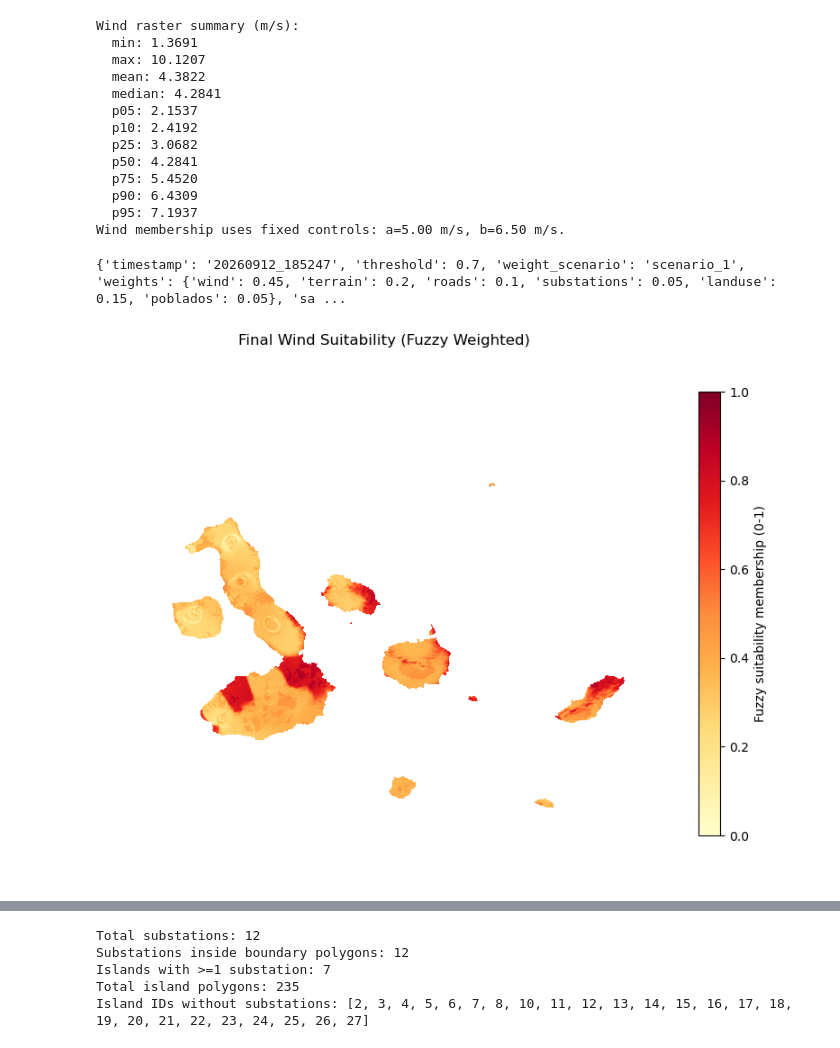
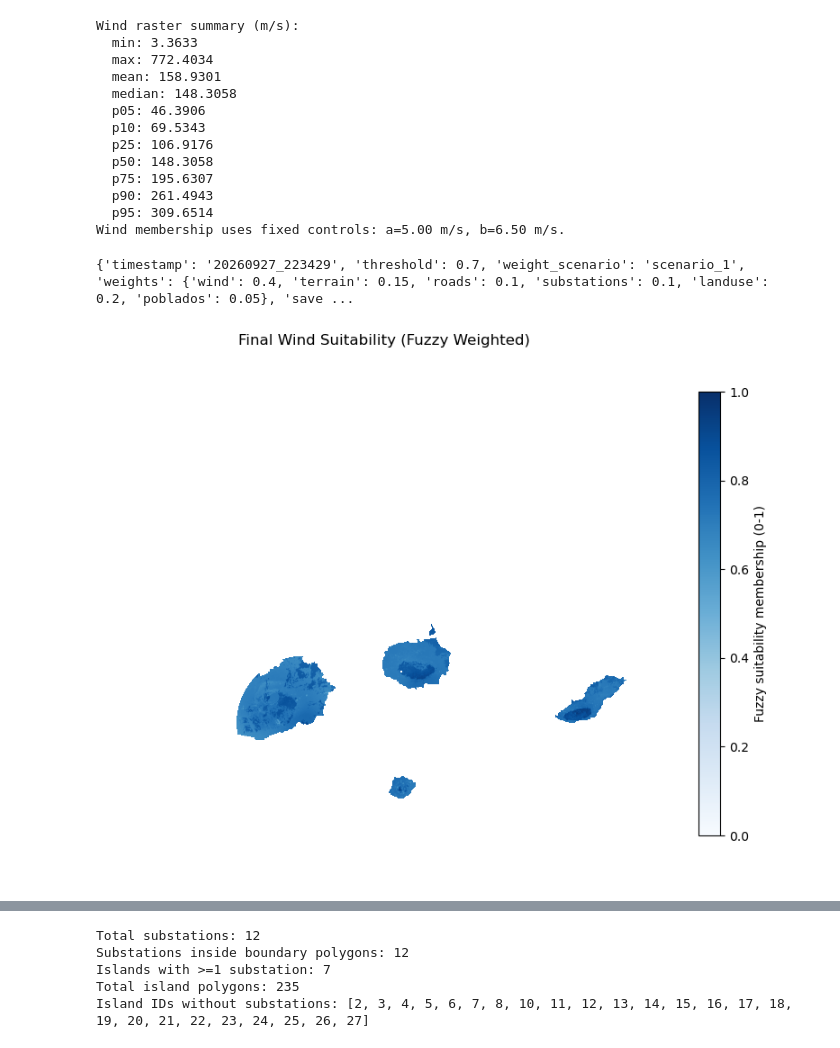
Before and after one commit to eemahon/idoneidad_hygalapagos, a Jupyter notebook: analisis/eolico_SA_fuzzy.ipynb, the cells around one changed output, grey strips where cells are left out. Drawn from its saved outputs; the diff is of its cells as text; code cells hidden in the pictures.

```diff
--- a/analisis/eolico_SA_fuzzy.ipynb
+++ b/analisis/eolico_SA_fuzzy.ipynb
@@ -4,7 +4,7 @@
 
 INPUTS = {
     "galapagos_boundary": "C:/Galapagos_IERSE/01_Organizacion_Territorial/Parroquias_Galapagos_CONALI_2018.shp",      # Polygon boundary (shp/gpkg/geojson)
-    "wind_speed_raster": "C:/HyGalapagos/inputs/wind-speed_100m_galapagos_clipped.tif",  # Wind speed raster
+    "wind_speed_raster": "C:/HyGalapagos/inputs/wind_power-density_100m.tif",  # Wind speed raster
     "dem": "C:/Galapagos_IERSE/dem_30m.tif",       # DEM raster used to derive terrain suitability
     "roads": "C:/Galapagos_IERSE/01_Vialidad/Red_vial_Galapagos_OSM_2023.shp",                   # Roads vector
     "substations": "C:/Galapagos_IERSE/subestaciones.shp",             # Substations vector
@@ -30,15 +30,15 @@ PARAMS = {
         "function": "sigmoidal",
         "direction": "decreasing",
         "control_points": {
-            "c": 3.0,                    # Very high suitability below this
-            "d": 30.0,                   # Very low suitability above this
+            "c": 0.0,                    # Very high suitability below this
+            "d": 20.0,                   # Very low suitability above this
         },
     },
     "roads": {
         "function": "sigmoidal",
         "direction": "decreasing",
         "control_points": {
-            "c": 3000.0,                 # m
+            "c": 0,                 # m
             "d": 30000.0,                # m
         },
     },
@@ -46,7 +46,7 @@ PARAMS = {
         "function": "sigmoidal",
         "direction": "decreasing",
         "control_points": {
-            "c": 1000.0,                 # m
+            "c": 0,                 # m
             "d": 15000.0,                # m
         },
     },
@@ -54,9 +54,14 @@ PARAMS = {
         "function": "sigmoidal",
         "direction": "increasing",
         "control_points": {
-            "a": 1000.0,                 # m
+            "a": 0,                 # m
             "b": 10000.0,                # m
         },
+    },
+    # Hard exclusions applied on top of the fuzzy weighted suitability.
+    "exclusion": {
+        "substations_max_distance": 40000.0,  # meters: exclude areas farther than this from a substation
+        "land_cover_exclude_value": 0.0,       # land-cover remap value marking an excluded class
     },
 }
 
@@ -65,11 +70,11 @@ ACTIVE_WEIGHT_SCENARIO = "scenario_1"
 
 WEIGHT_SCENARIOS = {
     "scenario_1": {
-        "wind": 0.45,
-        "terrain": 0.20,
+        "wind": 0.40,
+        "terrain": 0.15,
         "roads": 0.10,
-        "substations": 0.05,
-        "landuse": 0.15,
+        "substations": 0.10,
+        "landuse": 0.20,
         "poblados": 0.05,
     },
     "scenario_2": {
@@ -115,6 +120,7 @@ ALL_OUTPUTS = {
     "poblados_distance": f"{OUTPUT_DIR}/poblados_distance.tif",
     "poblados_reclass": f"{OUTPUT_DIR}/poblados_reclass.tif",
     "land_cover_reclass": f"{OUTPUT_DIR}/land_cover_reclass.tif",
+    "exclusion_mask": f"{OUTPUT_DIR}/exclusion_mask.tif",
     "weighted_suitability": f"{OUTPUT_DIR}/weighted_suitability.tif",
     "candidate_raster": f"{OUTPUT_DIR}/candidate_raster.tif",
     "candidate_polygons": f"{OUTPUT_DIR}/candidate_polygons.gpkg",
@@ -524,17 +530,17 @@ wind_controls = PARAMS["wind"]["control_points"]
 print(f"Wind membership uses fixed controls: a={wind_controls['a']:.2f} m/s, b={wind_controls['b']:.2f} m/s.")
 # %% [output]
 Wind raster summary (m/s):
-  min: 1.3691
-  max: 10.1207
-  mean: 4.3822
-  median: 4.2841
-  p05: 2.1537
-  p10: 2.4192
-  p25: 3.0682
-  p50: 4.2841
-  p75: 5.4520
-  p90: 6.4309
-  p95: 7.1937
+  min: 3.3633
+  max: 772.4034
+  mean: 158.9301
+  median: 148.3058
+  p05: 46.3906
+  p10: 69.5343
+  p25: 106.9176
+  p50: 148.3058
+  p75: 195.6307
+  p90: 261.4943
+  p95: 309.6514
 Wind membership uses fixed controls: a=5.00 m/s, b=6.50 m/s.
 # %%
 def _save_raster(path, array, template_profile, nodata_value=-9999.0):
@@ -657,6 +663,17 @@ def run_wind_suitability(inputs, params, weights, outputs):
         wind_reclass, terrain_reclass, roads_reclass, substations_reclass,
         land_cover_reclass, poblados_reclass, weights,
     )
+
+    exclusion_controls = params["exclusion"]
+    substations_max_distance = float(exclusion_controls["substations_max_distance"])
+    land_cover_exclude_value = float(exclusion_controls["land_cover_exclude_value"])
+    excluded = (~np.isfinite(sub_dist) | (sub_dist > substations_max_distance)) | (
+        land_cover_reclass == land_cover_exclude_value
+    )
+    exclusion_mask = np.where(excluded, 1.0, 0.0).astype("float32")
+    exclusion_mask[~np.isfinite(dem_clipped)] = np.nan
+    suitability = np.where(excluded, np.nan, suitability).astype("float32")
+
     threshold = float(params["threshold"])
     candidate = np.where(suitability >= threshold, suitability, np.nan).astype("float32")
 
@@ -667,6 +684,7 @@ def run_wind_suitability(inputs, params, weights, outputs):
             ("roads_reclass", roads_reclass), ("substations_distance", sub_dist),
             ("substations_reclass", substations_reclass), ("poblados_distance", poblados_dist),
             ("poblados_reclass", poblados_reclass), ("land_cover_reclass", land_cover_reclass),
+            ("exclusion_mask", exclusion_mask),
         ]:
             if key in outputs:
                 outputs[key] = _save_raster(outputs[key], value, projected_dem_profile)
@@ -747,24 +765,24 @@ def _distance_to_features(feature_raster, transform, max_cells=25_000_000):
 # %%
 # Run analysis and visualize final fuzzy suitability map.
 result = run_wind_suitability(INPUTS, PARAMS, WEIGHTS, OUTPUTS)
 print(result)
 
 import matplotlib.pyplot as plt
 import rasterio
 
 with rasterio.open(OUTPUTS["weighted_suitability"]) as src:
     suitability = src.read(1).astype("float32")
     nodata = src.nodata
     if nodata is not None:
         suitability[suitability == nodata] = np.nan
 
 plt.figure(figsize=(10, 8))
-im = plt.imshow(suitability, cmap="YlOrRd", vmin=0.0, vmax=1.0)
+im = plt.imshow(suitability, cmap="Blues", vmin=0.0, vmax=1.0)
 plt.title("Final Wind Suitability (Fuzzy Weighted)")
 plt.axis("off")
 cbar = plt.colorbar(im, shrink=0.8)
 cbar.set_label("Fuzzy suitability membership (0-1)")
 plt.show()
 # %% [output]
-{'timestamp': '20260912_185247', 'threshold': 0.7, 'weight_scenario': 'scenario_1', 'weights': {'wind': 0.45, 'terrain': 0.2, 'roads': 0.1, 'substations': 0.05, 'landuse': 0.15, 'poblados': 0.05}, 'sa ...
+{'timestamp': '20260927_223429', 'threshold': 0.7, 'weight_scenario': 'scenario_1', 'weights': {'wind': 0.4, 'terrain': 0.15, 'roads': 0.1, 'substations': 0.1, 'landuse': 0.2, 'poblados': 0.05}, 'save ...
-[figure, old version]
+[figure, new version]
```
Also changed, not shown: parts of 3 cells of this notebook, 2 other files.
